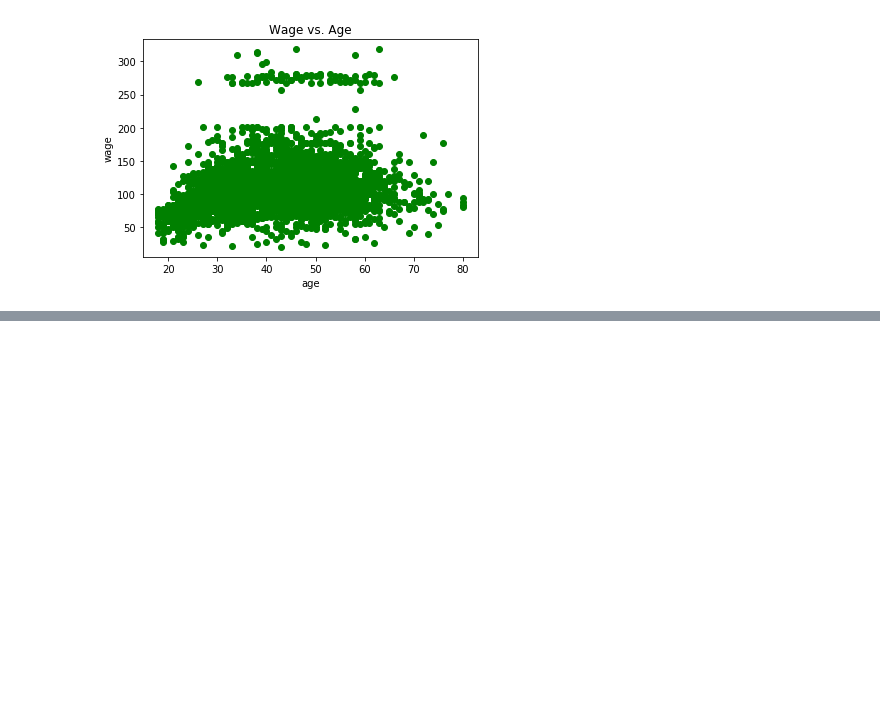
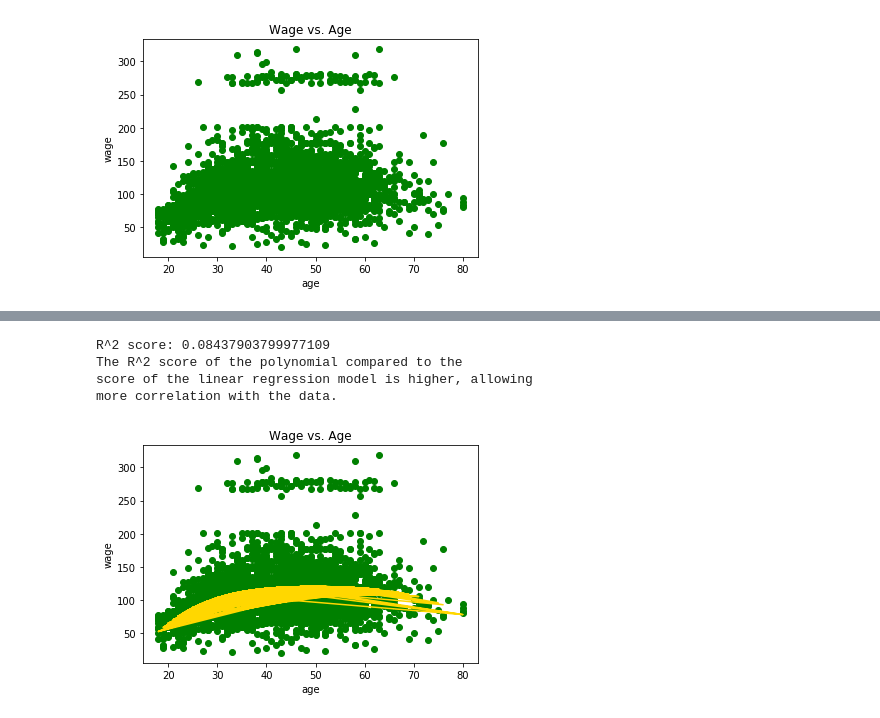
Before and after one commit to abtruong/machinelearning, a Jupyter notebook: Project 2/project2.ipynb, the cells around one changed output, grey strips where cells are left out. Drawn from its saved outputs; the diff is of its cells as text; code cells hidden in the pictures; blank space fills up the shorter version.

```diff
--- a/Project 2/project2.ipynb
+++ b/Project 2/project2.ipynb
@@ -115,0 +159,54 @@ plt.plot(X_test, y_pred, color='k')
+# %%
+#####
+# 5 # - Plot a 4th order polynomial and compare this R^2 to the previous model
+#####
+
+import pandas, matplotlib.pyplot as plt, numpy as np
+from sklearn.model_selection import train_test_split
+from sklearn.linear_model import LinearRegression
+from sklearn.metrics import r2_score
+from sklearn.pipeline import make_pipeline
+from sklearn.preprocessing import PolynomialFeatures
+
+data = pandas.read_csv('Wage.csv')
+
+X = data['age'][:,None]
+y = data['wage'][:,None]
+
+plt.scatter(X, y, c='green')
+plt.xlabel("age")
+plt.ylabel("wage")
+plt.title("Wage vs. Age")
+
+# Split the training data of age and wage by 20% for the testing set
+X_train, X_test, y_train, y_test = train_test_split(X, y, test_size=0.2)
+
+# Set the linear regression function
+reg = LinearRegression()
+
+# Set the 4th order polynomial function
+polynomial = PolynomialFeatures(degree=4)
+
+# Create a model for the 4th order polynomial and linear regression
+model = make_pipeline(polynomial, reg)
+
+# Train the model
+model.fit(X_train, y_train)
+
+# Predict the value
+y_pred = model.predict(X_test)
+
+# ???
+plt.plot(X_test, y_pred, color='gold')
+
+# Predict the value
+print("R^2 score:", r2_score(y_test, y_pred))
+print('''The R^2 score of the polynomial compared to the
+score of the linear regression model is higher, allowing
+more correlation with the data.''')
+# %% [output]
+R^2 score: 0.08437903799977109
+The R^2 score of the polynomial compared to the
+score of the linear regression model is higher, allowing
+more correlation with the data.
+[figure, added]
```
Also changed, not shown: parts of 3 cells of this notebook.
